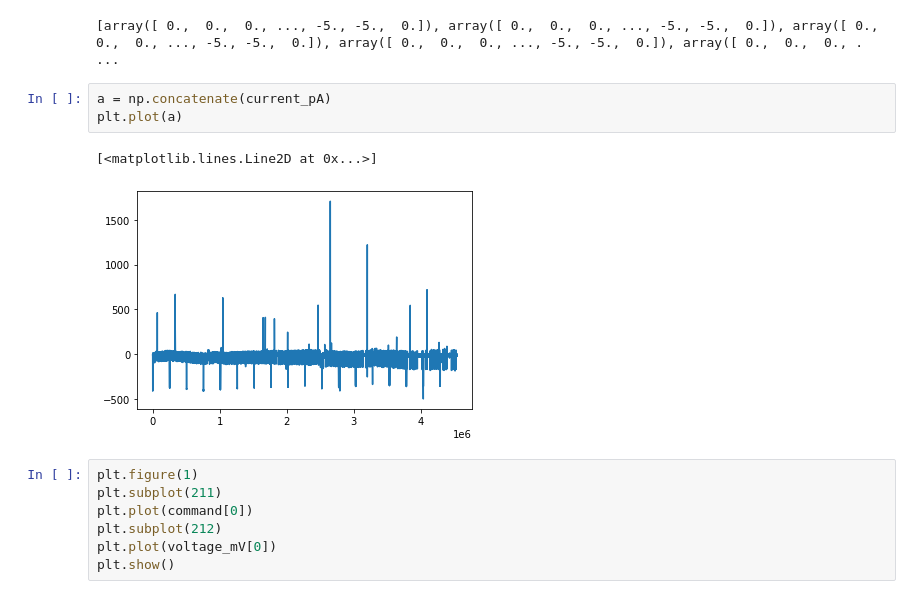
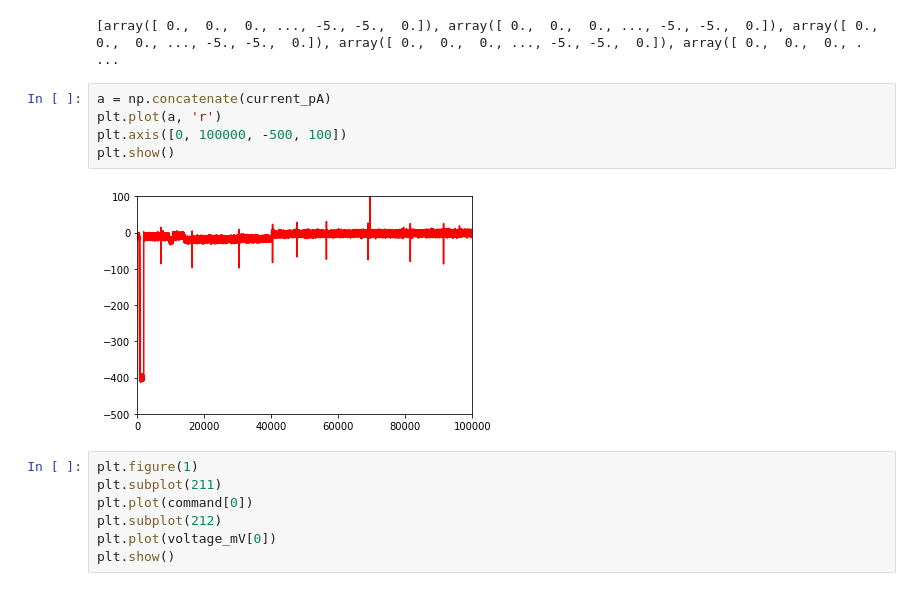
Before and after one commit to opavon/PAG_ephys_analysis, a Jupyter notebook: loose_seal/testpulse_Rseal_develop.ipynb, the cells around one changed output. Cells and saved outputs as stored; diff of their text form.

```diff
--- a/loose_seal/testpulse_Rseal_develop.ipynb
+++ b/loose_seal/testpulse_Rseal_develop.ipynb
@@ -32,10 +32,11 @@ print(command)
 [array([ 0.,  0.,  0., ..., -5., -5.,  0.]), array([ 0.,  0.,  0., ..., -5., -5.,  0.]), array([ 0.,  0.,  0., ..., -5., -5.,  0.]), array([ 0.,  0.,  0., ..., -5., -5.,  0.]), array([ 0.,  0.,  0., . ...
 # %%
 a = np.concatenate(current_pA)
-plt.plot(a)
+plt.plot(a, 'r')
+plt.axis([0, 100000, -500, 100])
+plt.show()
 # %% [output]
-[<matplotlib.lines.Line2D at 0x...>]
-[figure, old version]
+[figure, new version]
 # %%
 plt.figure(1)
 plt.subplot(211)
```
